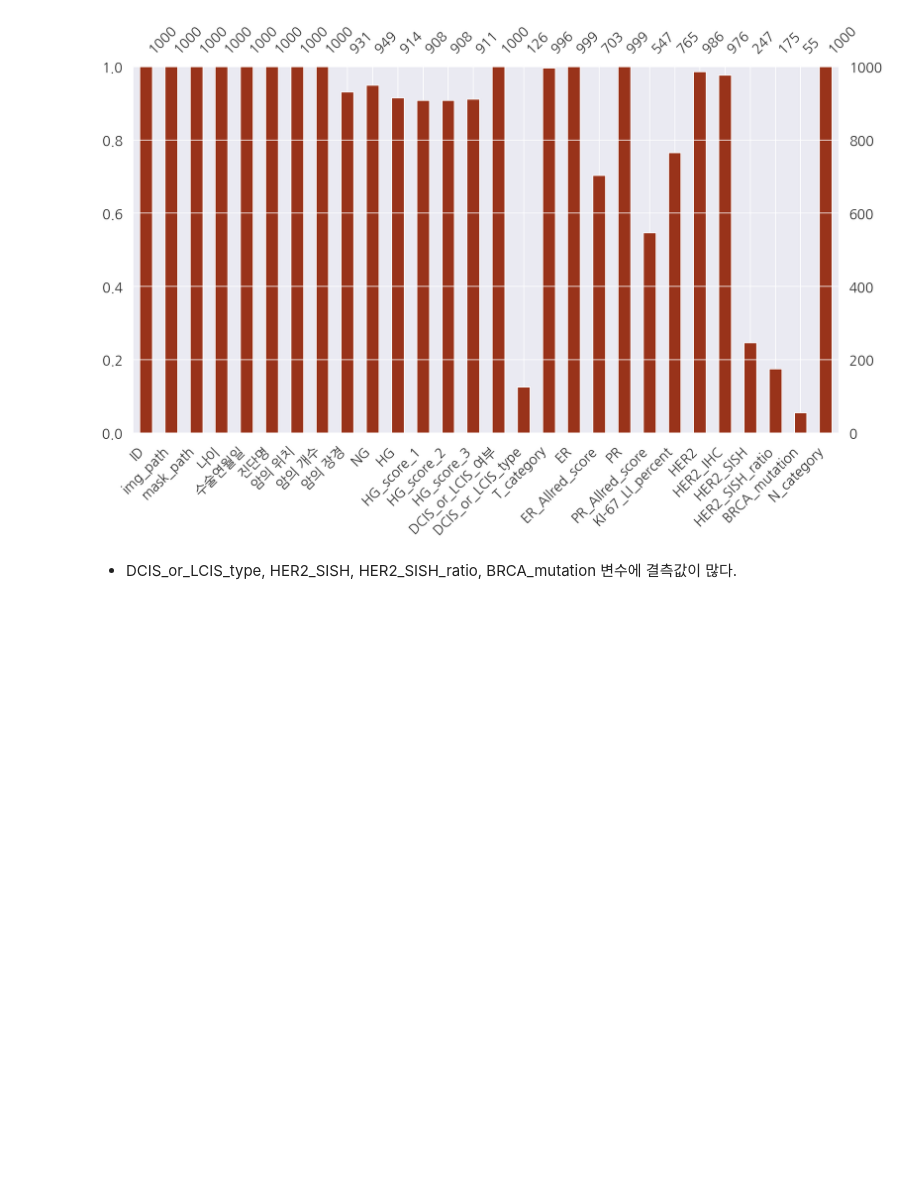
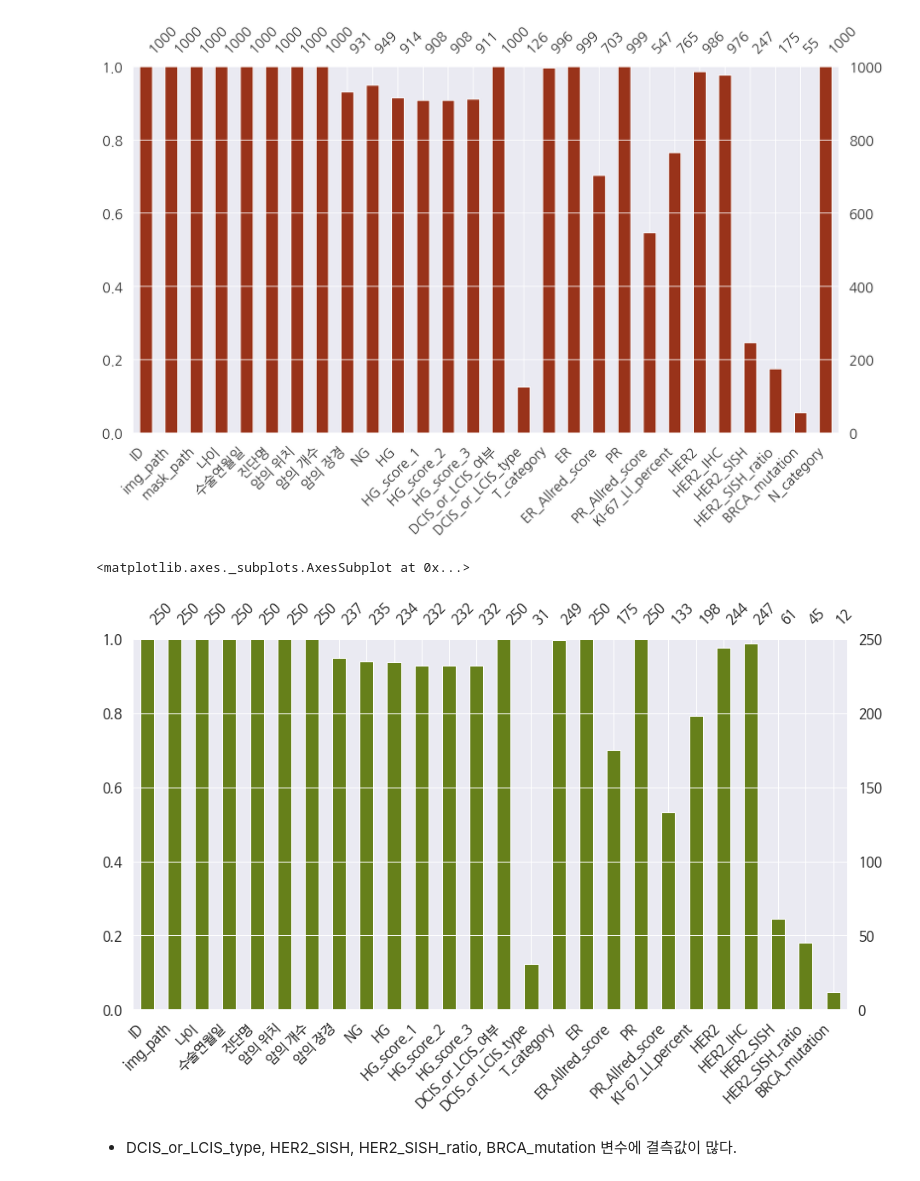
Before and after one commit to JaeHong-Park987/Pulse_lymph, a Jupyter notebook: 유방암의 임파선 전이 예측.ipynb, the cells around one changed output. Drawn from its saved outputs; the diff is of its cells as text; code cells hidden in the pictures; blank space fills up the shorter version.

```diff
--- a/유방암의 임파선 전이 예측.ipynb
+++ b/유방암의 임파선 전이 예측.ipynb
@@ -135,6 +157,11 @@ msno.bar(df = df_train.iloc[:, :], figsize = (15, 8), color = (0.6, 0.2, 0.1))
 # %% [output]
 <matplotlib.axes._subplots.AxesSubplot at 0x...>
 [figure]
+# %%
+msno.bar(df = df_test.iloc[:, :], figsize = (15, 8), color = (0.4, 0.5, 0.1))
+# %% [output]
+<matplotlib.axes._subplots.AxesSubplot at 0x...>
+[figure, added]
 # %% [markdown]
 * DCIS_or_LCIS_type, HER2_SISH, HER2_SISH_ratio, BRCA_mutation 변수에 결측값이 많다.
 # %% [markdown]
```
Also changed, not shown: parts of 37 cells of this notebook.
